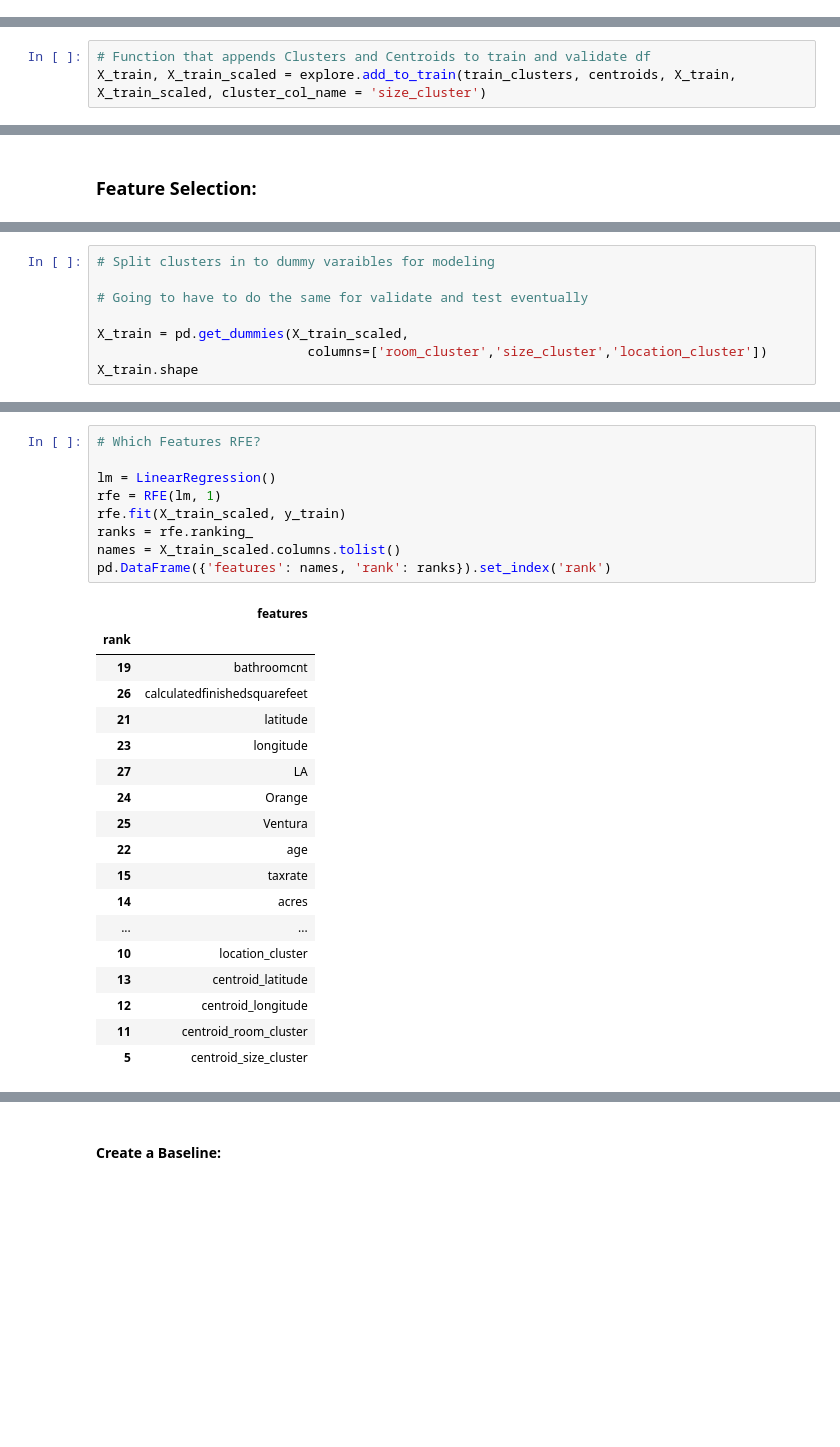
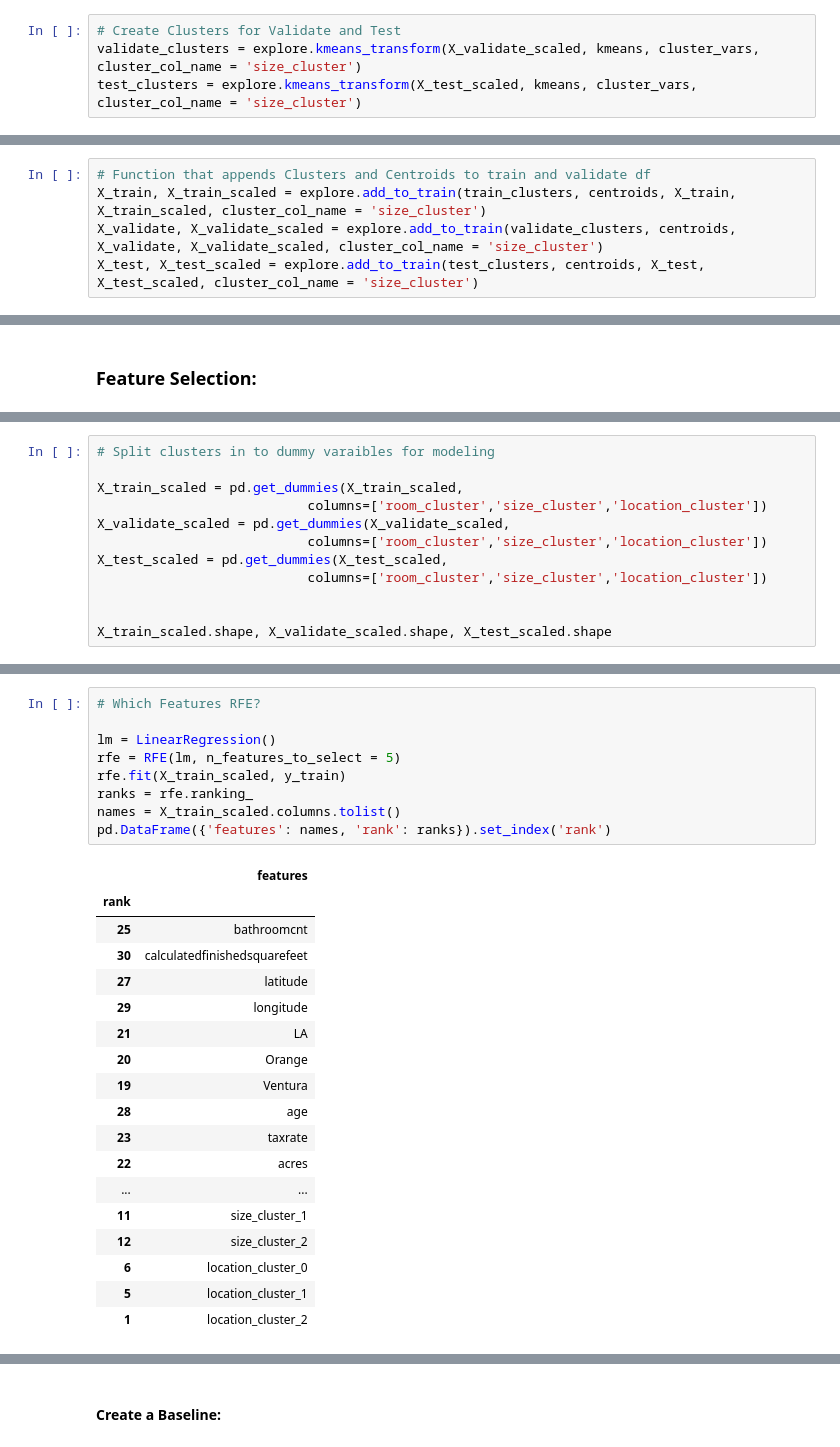
Before and after one commit to CSolitaire/zillow_cluster_project, a Jupyter notebook: mvp.ipynb, the cells around one changed output, grey strips where cells are left out. Drawn from its saved outputs; the diff is of its cells as text; blank space fills up the shorter version.

Commit message:
Validate

```diff
--- a/mvp.ipynb
+++ b/mvp.ipynb
@@ -235,6 +235,10 @@ train_clusters
 | 50259 | 0 |
 | 14869 | 0 |
 18756 rows × 1 columns
+# %%
+# Create Clusters for Validate and Test
+validate_clusters = explore.kmeans_transform(X_validate_scaled, kmeans, cluster_vars, cluster_col_name = 'size_cluster')
+test_clusters = explore.kmeans_transform(X_test_scaled, kmeans, cluster_vars, cluster_col_name = 'size_cluster')
 # %%
 #Visualize distribution of clusters, they do not look even
 train_clusters.size_cluster.value_counts()
@@ -259,3 +267,5 @@ centroids
 # %%
 # Function that appends Clusters and Centroids to train and validate df
 X_train, X_train_scaled = explore.add_to_train(train_clusters, centroids, X_train, X_train_scaled, cluster_col_name = 'size_cluster')
+X_validate, X_validate_scaled = explore.add_to_train(validate_clusters, centroids, X_validate, X_validate_scaled, cluster_col_name = 'size_cluster')
+X_test, X_test_scaled = explore.add_to_train(test_clusters, centroids, X_test, X_test_scaled, cluster_col_name = 'size_cluster')
@@ -480,9 +489,13 @@ X_train.shape
 # %%
 # Split clusters in to dummy varaibles for modeling
 
-# Going to have to do the same for validate and test eventually
+X_train_scaled = pd.get_dummies(X_train_scaled,
+                           columns=['room_cluster','size_cluster','location_cluster'])
+X_validate_scaled = pd.get_dummies(X_validate_scaled,
+                           columns=['room_cluster','size_cluster','location_cluster'])
+X_test_scaled = pd.get_dummies(X_test_scaled,
+                           columns=['room_cluster','size_cluster','location_cluster'])
 
-X_train = pd.get_dummies(X_train_scaled,
-                           columns=['room_cluster','size_cluster','location_cluster'])
-X_train.shape
+
+X_train_scaled.shape, X_validate_scaled.shape, X_test_scaled.shape
 # %% [output]
@@ -500,31 +511,31 @@ X_train_scaled.loc[:,top_3_support].columns.tolist()
 # %%
 # Which Features RFE?
 
 lm = LinearRegression()
-rfe = RFE(lm, 1)
+rfe = RFE(lm, n_features_to_select = 5)
 rfe.fit(X_train_scaled, y_train)
 ranks = rfe.ranking_
 names = X_train_scaled.columns.tolist()
 pd.DataFrame({'features': names, 'rank': ranks}).set_index('rank')
 # %% [output]
 |  | features |
 | rank |  |
-| 19 | bathroomcnt |
-| 26 | calculatedfinishedsquarefeet |
-| 21 | latitude |
-| 23 | longitude |
-| 27 | LA |
-| 24 | Orange |
-| 25 | Ventura |
-| 22 | age |
-| 15 | taxrate |
-| 14 | acres |
+| 25 | bathroomcnt |
+| 30 | calculatedfinishedsquarefeet |
+| 27 | latitude |
+| 29 | longitude |
+| 21 | LA |
+| 20 | Orange |
+| 19 | Ventura |
+| 28 | age |
+| 23 | taxrate |
+| 22 | acres |
 | ... | ... |
-| 10 | location_cluster |
-| 13 | centroid_latitude |
-| 12 | centroid_longitude |
-| 11 | centroid_room_cluster |
-| 5 | centroid_size_cluster |
+| 11 | size_cluster_1 |
+| 12 | size_cluster_2 |
+| 6 | location_cluster_0 |
+| 5 | location_cluster_1 |
+| 1 | location_cluster_2 |
 # %% [markdown]
 **Takeaway**
 
```
Also changed, not shown: parts of 30 cells of this notebook.
